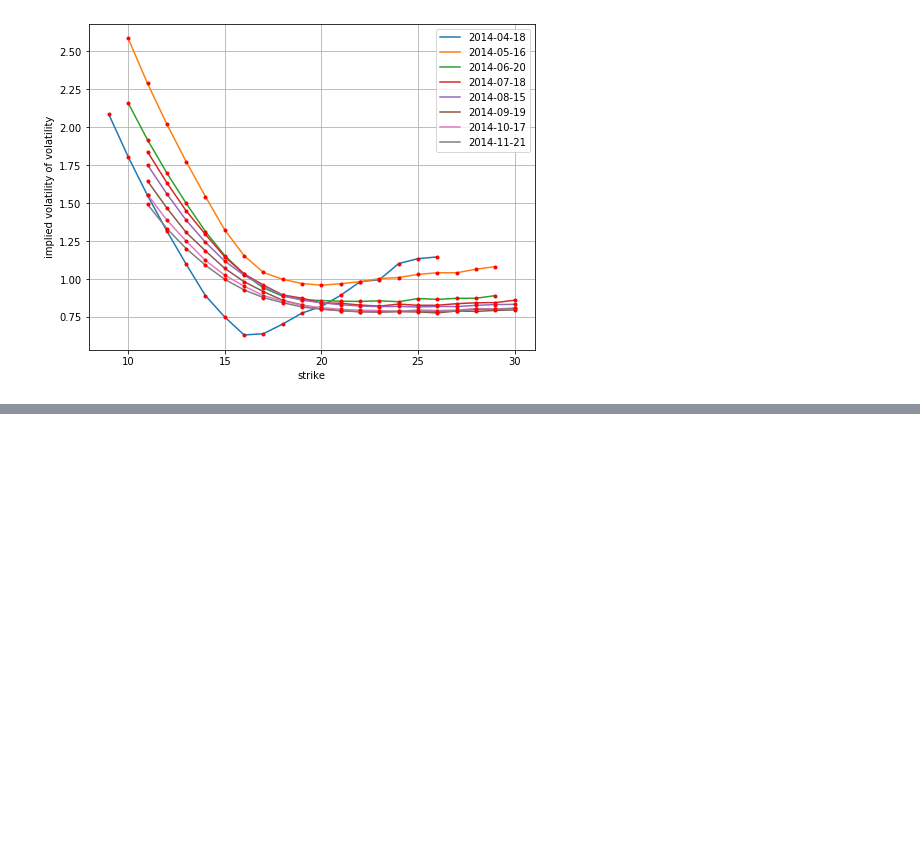
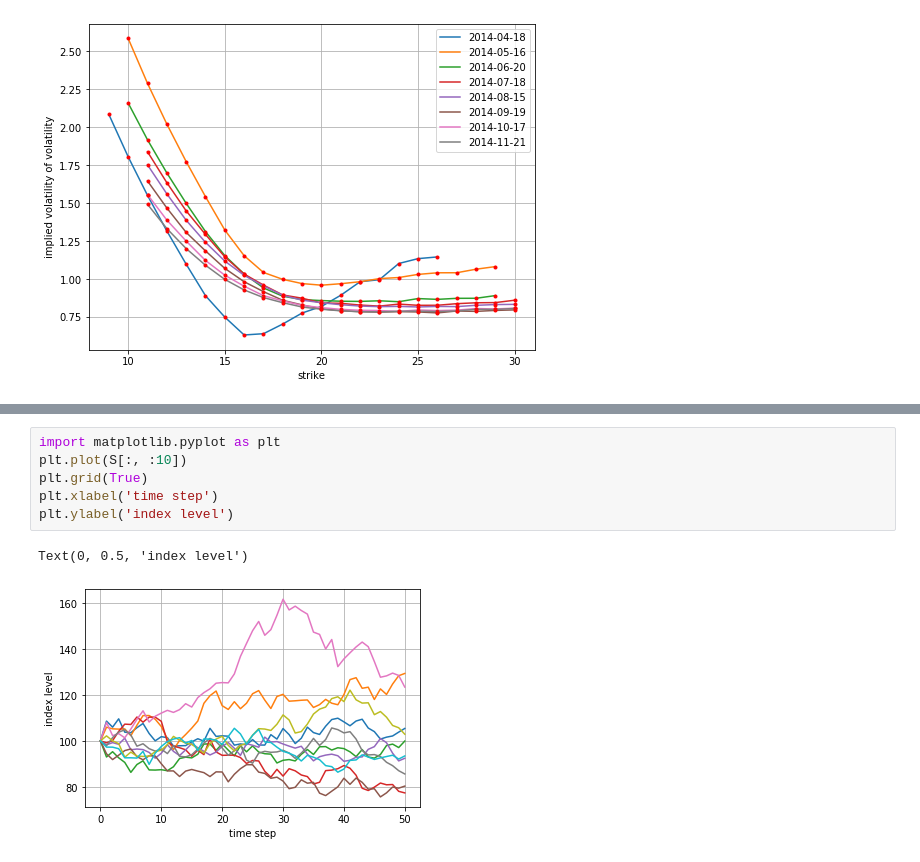
Before and after one commit to leehunkyu00/Books, a Jupyter notebook: pythonforfinance/ch3/IntrodutionExample.ipynb, the cells around one changed output, grey strips where cells are left out. Cells and saved outputs as stored; diff of their text form; blank space fills up the shorter version.

```diff
--- a/pythonforfinance/ch3/IntrodutionExample.ipynb
+++ b/pythonforfinance/ch3/IntrodutionExample.ipynb
@@ -173,0 +213,9 @@ plt.show()
+# %%
+import matplotlib.pyplot as plt
+plt.plot(S[:, :10])
+plt.grid(True)
+plt.xlabel('time step')
+plt.ylabel('index level')
+# %% [output]
+Text(0, 0.5, 'index level')
+[figure, added]
```
Also changed, not shown: parts of 27 cells of this notebook, 3 other files.
